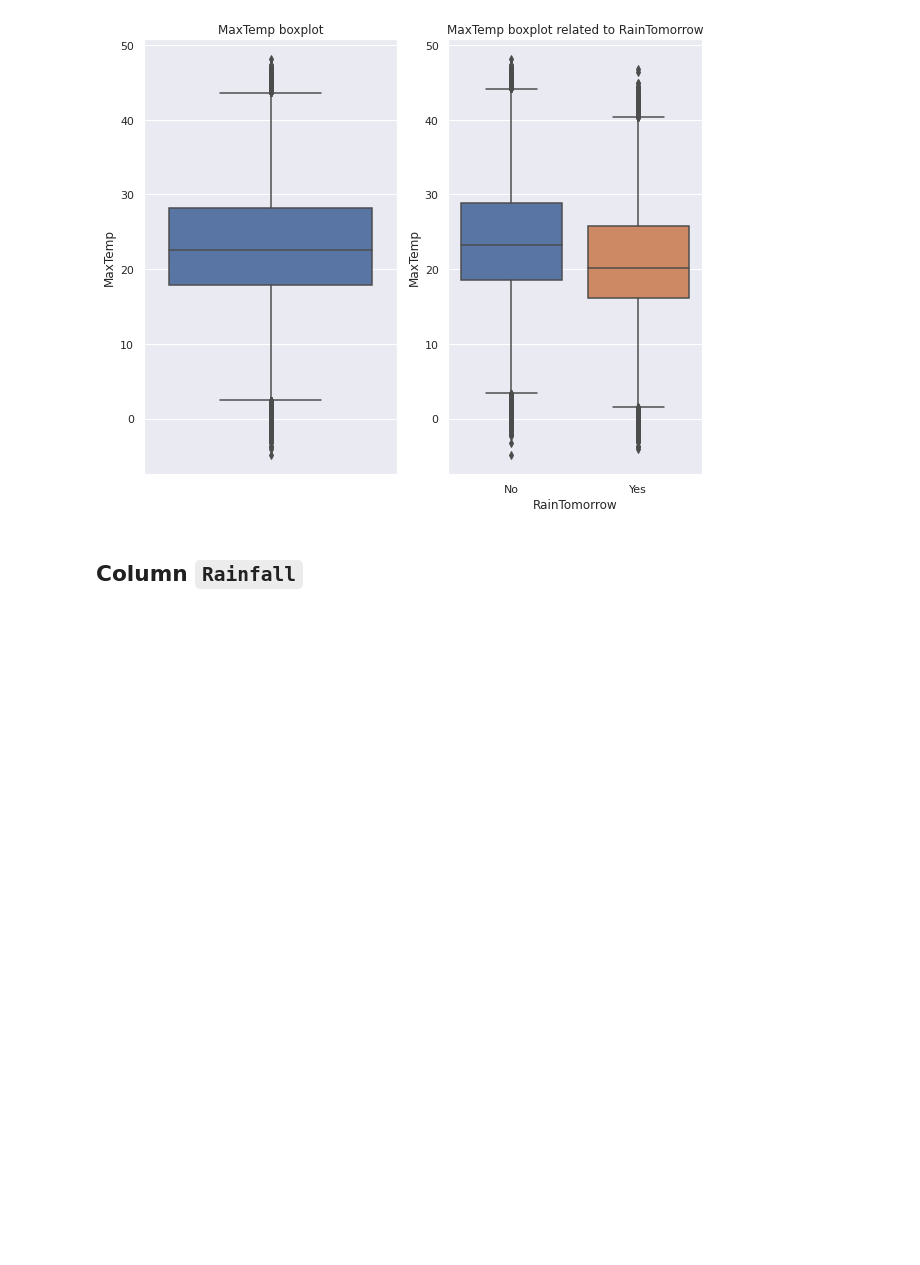
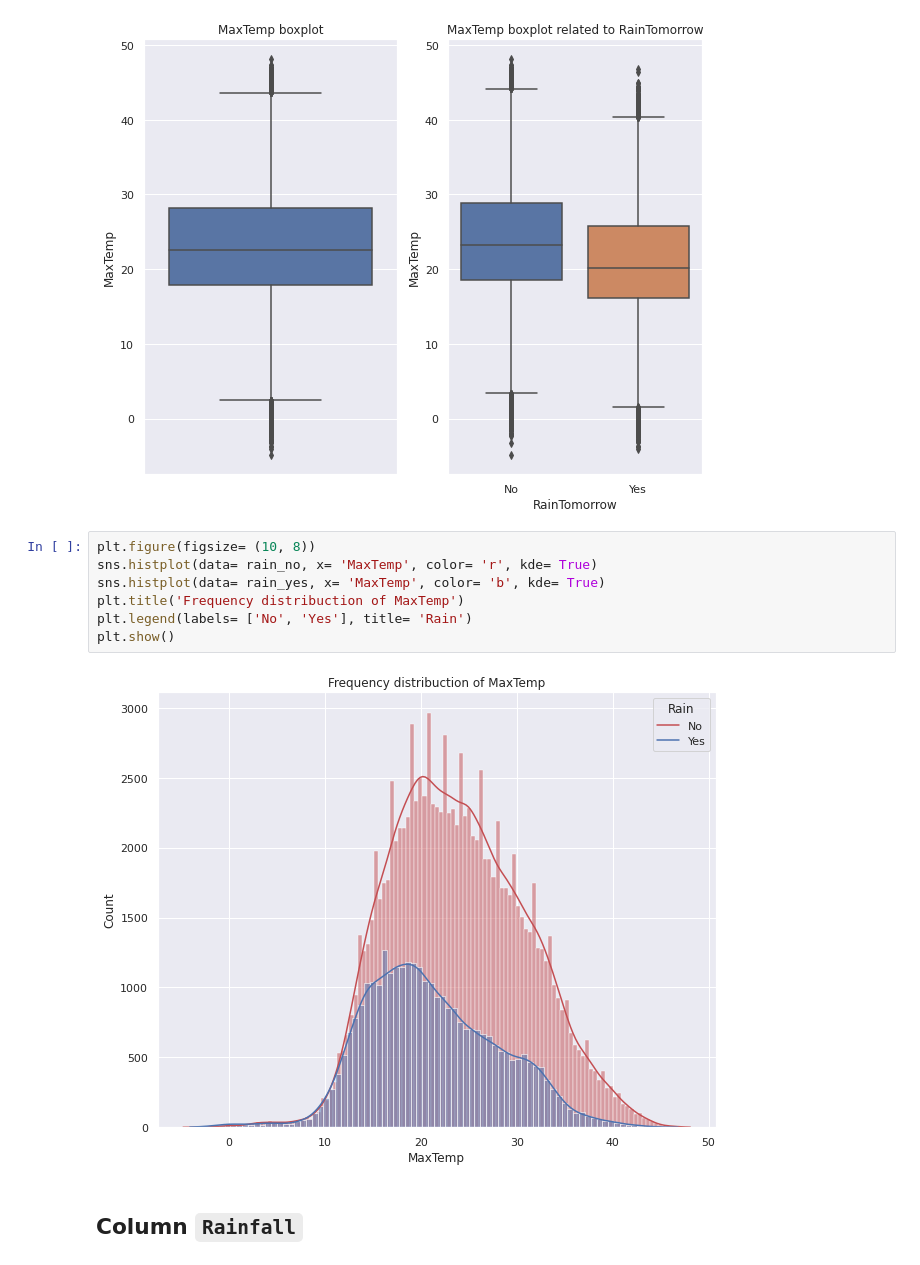
Before and after one commit to DamodaraBarbosa/machine_learning_studies, a Jupyter notebook: Rain_Australia_Prediction.ipynb, the cells around one changed output. Cells and saved outputs as stored; diff of their text form; blank space fills up the shorter version.

```diff
--- a/Rain_Australia_Prediction.ipynb
+++ b/Rain_Australia_Prediction.ipynb
@@ -245,6 +259,15 @@ ax2.set_title('MaxTemp boxplot related to RainTomorrow')
 plt.show()
 # %% [output]
 [figure]
+# %%
+plt.figure(figsize= (10, 8))
+sns.histplot(data= rain_no, x= 'MaxTemp', color= 'r', kde= True)
+sns.histplot(data= rain_yes, x= 'MaxTemp', color= 'b', kde= True)
+plt.title('Frequency distribuction of MaxTemp')
+plt.legend(labels= ['No', 'Yes'], title= 'Rain')
+plt.show()
+# %% [output]
+[figure, added]
 # %% [markdown]
 ## Column `Rainfall`
 # %% [markdown]
```
Also changed, not shown: parts of 42 cells of this notebook.
